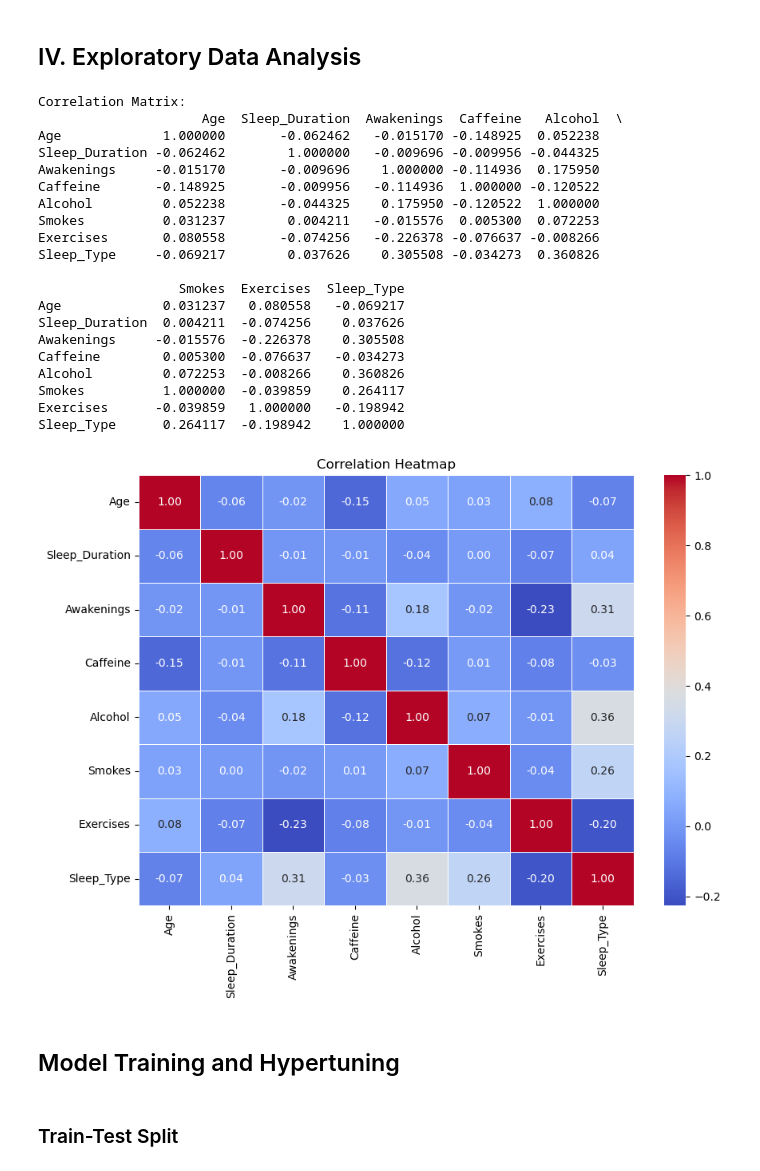
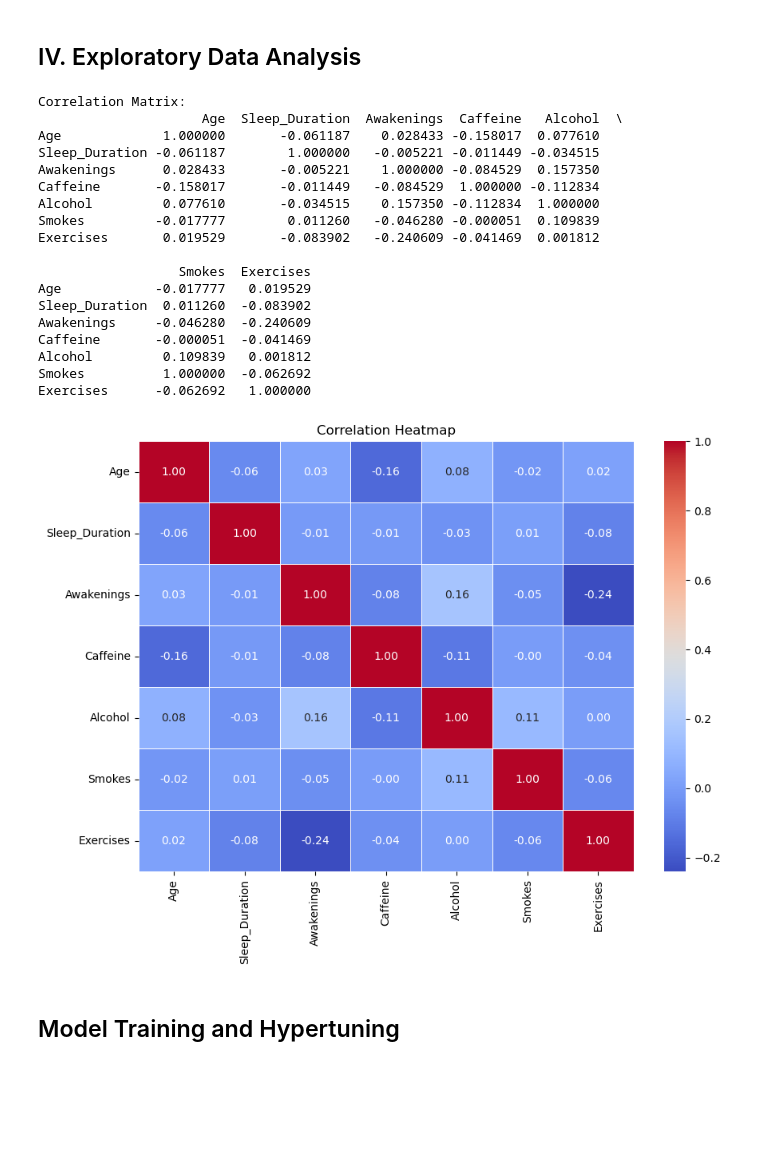
Before and after one commit to francisisip/SereniGuide, a Jupyter notebook: SereniGuide.ipynb, the cells around one changed output. Saved outputs shown, nothing was run; the diff lists cells and outputs as text; code cells hidden in the pictures; blank space fills up the shorter version.

```diff
--- a/SereniGuide.ipynb
+++ b/SereniGuide.ipynb
@@ -572,0 +575,13 @@ As stated, the standard deviation of features `Age`, `Sleep_Duration`, `Awakenin
+# %%
+from sklearn.model_selection import train_test_split
+
+columns = sleep_df.drop('Sleep_Type', axis=1).columns
+
+X = sleep_df[columns]
+y = sleep_df['Sleep_Type']
+X_train, X_test, y_train, y_test = train_test_split(X,y,test_size=0.3,random_state=42)
+
+print('Training data shape: ', X_train.shape)
+print('Training labels shape: ', y_train.shape)
+print('Test data shape: ', X_test.shape)
+print('Test labels shape: ', y_test.shape)
@@ -576,9 +596,5 @@ from sklearn.preprocessing import RobustScaler
 # Initialize the RobustScaler
 scaler = RobustScaler()
 # %%
-# Get the columns Age, Sleep_Duration, Awakenings, Caffeine, Alcohol, and Exercises
-columns = ['Age', 'Sleep_Duration', 'Awakenings', 'Caffeine', 'Alcohol','Exercises']
-sleep_df_to_normal = sleep_df[columns]
-
 # Fit the scaler to your data
-scaler.fit(sleep_df_to_normal)
+X_train[columns] = scaler.fit_transform(X_train[columns])
@@ -642,40 +655,36 @@ display_boxplot(sleep_df.select_dtypes(include='number'))
 # %% [markdown]
 ## IV. Exploratory Data Analysis
 # %%
-correlation_matrix = sleep_df.select_dtypes(include='number').corr()
+correlation_matrix = X_train.select_dtypes(include='number').corr()
 
 # Display correlation coefficients
 print("Correlation Matrix:")
 print(correlation_matrix)
 
 # Visualize correlation matrix as a heatmap
 plt.figure(figsize=(10, 7))
 sns.heatmap(correlation_matrix, annot=True, cmap='coolwarm', fmt=".2f", linewidths=.5)
 plt.title('Correlation Heatmap')
 plt.show()
 # %% [output]
 Correlation Matrix:
                      Age  Sleep_Duration  Awakenings  Caffeine   Alcohol  \
-Age             1.000000       -0.062462   -0.015170 -0.148925  0.052238
-Sleep_Duration -0.062462        1.000000   -0.009696 -0.009956 -0.044325
-Awakenings     -0.015170       -0.009696    1.000000 -0.114936  0.175950
-Caffeine       -0.148925       -0.009956   -0.114936  1.000000 -0.120522
-Alcohol         0.052238       -0.044325    0.175950 -0.120522  1.000000
-Smokes          0.031237        0.004211   -0.015576  0.005300  0.072253
-Exercises       0.080558       -0.074256   -0.226378 -0.076637 -0.008266
-Sleep_Type     -0.069217        0.037626    0.305508 -0.034273  0.360826
+Age             1.000000       -0.061187    0.028433 -0.158017  0.077610
+Sleep_Duration -0.061187        1.000000   -0.005221 -0.011449 -0.034515
+Awakenings      0.028433       -0.005221    1.000000 -0.084529  0.157350
+Caffeine       -0.158017       -0.011449   -0.084529  1.000000 -0.112834
+Alcohol         0.077610       -0.034515    0.157350 -0.112834  1.000000
+Smokes         -0.017777        0.011260   -0.046280 -0.000051  0.109839
+Exercises       0.019529       -0.083902   -0.240609 -0.041469  0.001812
 
-                  Smokes  Exercises  Sleep_Type
-Age             0.031237   0.080558   -0.069217
-Sleep_Duration  0.004211  -0.074256    0.037626
-Awakenings     -0.015576  -0.226378    0.305508
-Caffeine        0.005300  -0.076637   -0.034273
-Alcohol         0.072253  -0.008266    0.360826
-Smokes          1.000000  -0.039859    0.264117
-Exercises      -0.039859   1.000000   -0.198942
-Sleep_Type      0.264117  -0.198942    1.000000
+                  Smokes  Exercises
+Age            -0.017777   0.019529
+Sleep_Duration  0.011260  -0.083902
+Awakenings     -0.046280  -0.240609
+Caffeine       -0.000051  -0.041469
+Alcohol         0.109839   0.001812
+Smokes          1.000000  -0.062692
+Exercises      -0.062692   1.000000
-[figure, old version]
+[figure, new version]
 # %% [markdown]
 ## Model Training and Hypertuning
-# %% [markdown]
-### Train-Test Split
```
Also changed, not shown: parts of 12 cells of this notebook.
